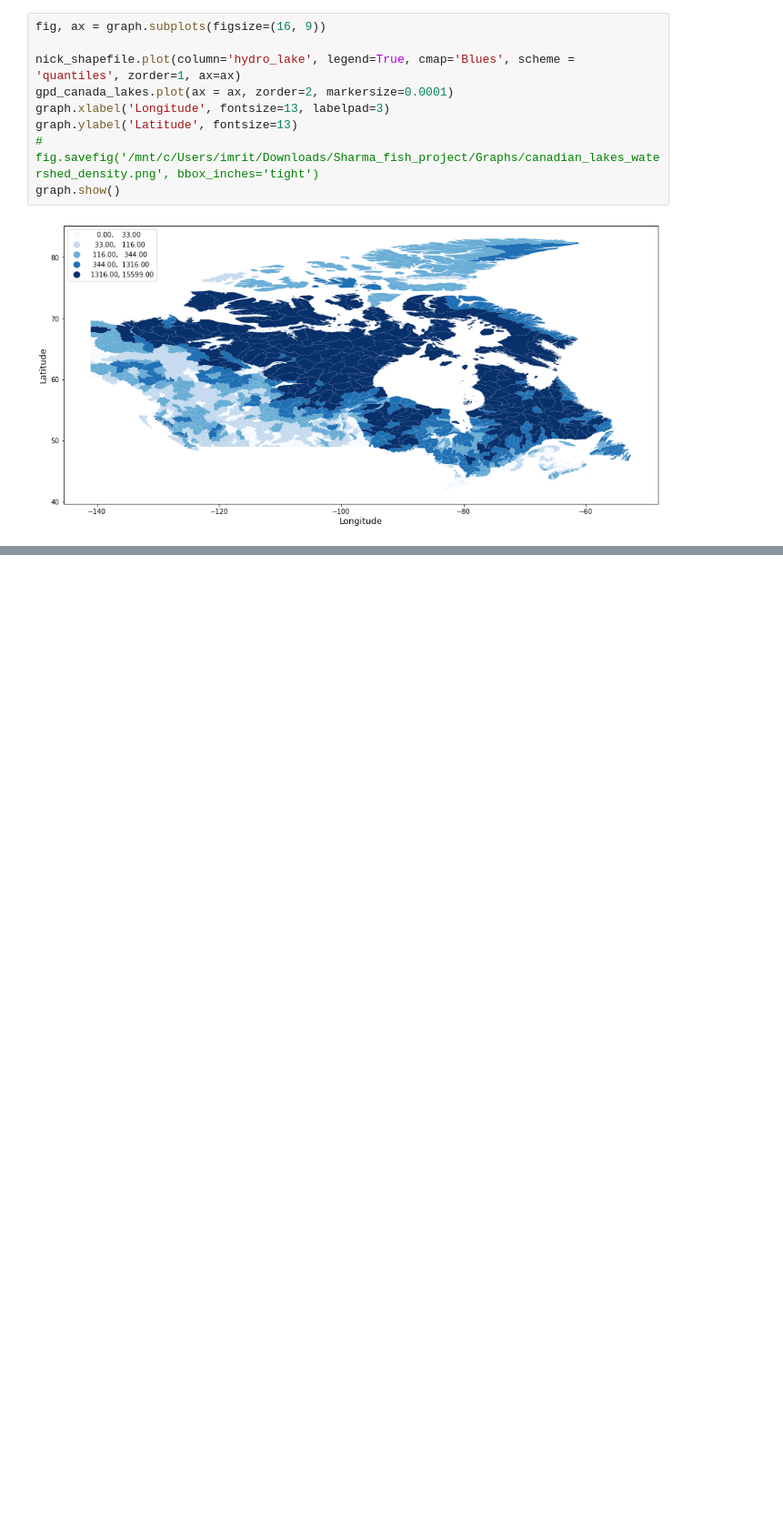
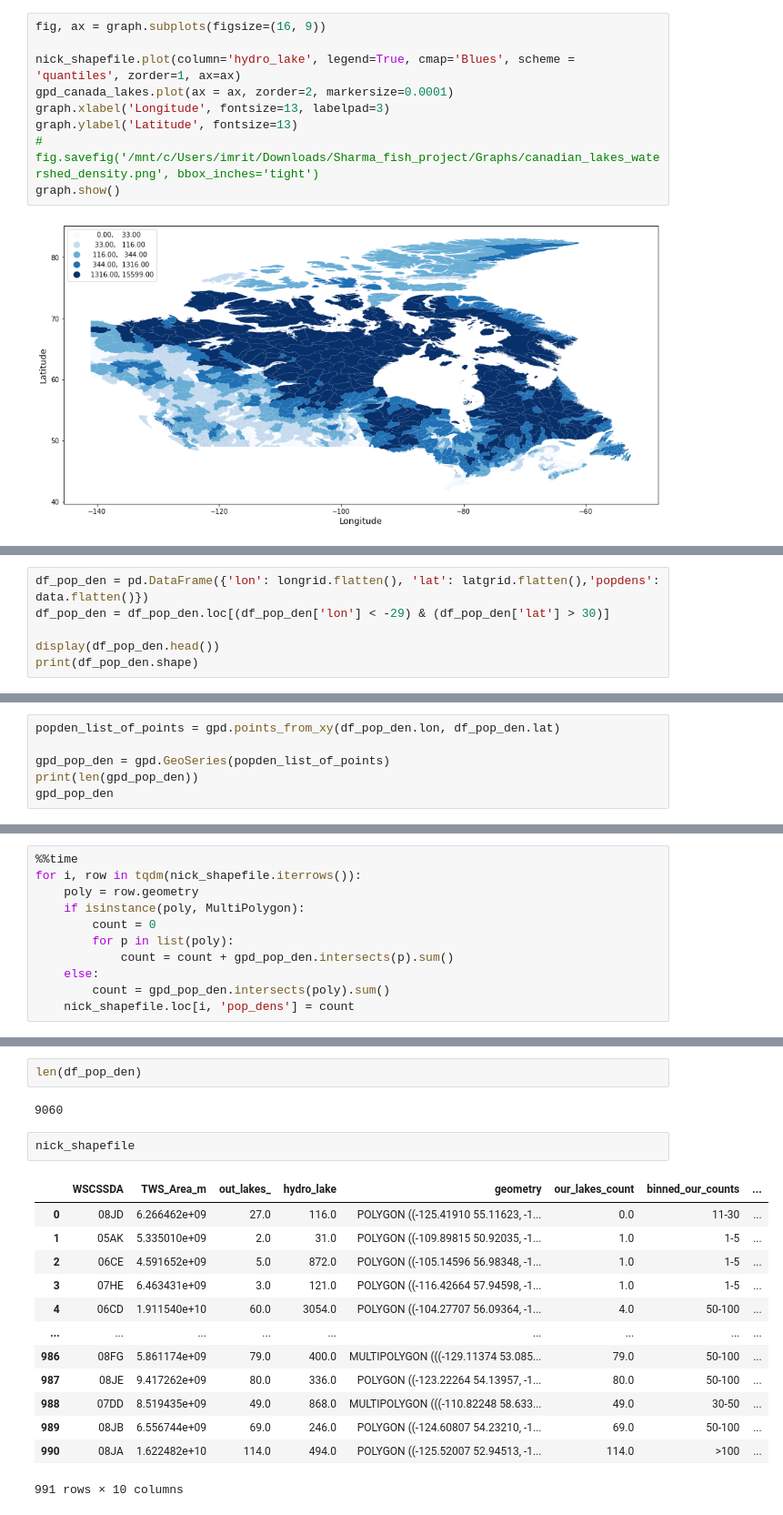
Before and after one commit to arshadimrit/Fish_community, a Jupyter notebook: Fish_graphs.ipynb, the cells around one changed output, grey strips where cells are left out. Shown at 91% size. Drawn from its saved outputs; the diff is of its cells as text; blank space fills up the shorter version.

```diff
--- a/Fish_graphs.ipynb
+++ b/Fish_graphs.ipynb
@@ -368,0 +399,6 @@ graph.show()
+# %%
+df_pop_den = pd.DataFrame({'lon': longrid.flatten(), 'lat': latgrid.flatten(),'popdens': data.flatten()})
+df_pop_den = df_pop_den.loc[(df_pop_den['lon'] < -29) & (df_pop_den['lat'] > 30)]
+
+display(df_pop_den.head())
+print(df_pop_den.shape)
@@ -368,0 +413,6 @@ graph.show()
+# %%
+popden_list_of_points = gpd.points_from_xy(df_pop_den.lon, df_pop_den.lat)
+
+gpd_pop_den = gpd.GeoSeries(popden_list_of_points)
+print(len(gpd_pop_den))
+gpd_pop_den
@@ -368,0 +433,11 @@ graph.show()
+# %%
+%%time
+for i, row in tqdm(nick_shapefile.iterrows()):
+    poly = row.geometry
+    if isinstance(poly, MultiPolygon):
+        count = 0
+        for p in list(poly):
+            count = count + gpd_pop_den.intersects(p).sum()
+    else:
+        count = gpd_pop_den.intersects(poly).sum()
+    nick_shapefile.loc[i, 'pop_dens'] = count
@@ -368,0 +489,20 @@ graph.show()
+# %%
+len(df_pop_den)
+# %% [output]
+9060
+# %%
+nick_shapefile
+# %% [output]
+|  | WSCSSDA | TWS_Area_m | out_lakes_ | hydro_lake | geometry | our_lakes_count | binned_our_counts | ... |
+| 0 | 08JD | 6.266462e+09 | 27.0 | 116.0 | POLYGON ((-125.41910 55.11623, -1... | 0.0 | 11-30 | ... |
+| 1 | 05AK | 5.335010e+09 | 2.0 | 31.0 | POLYGON ((-109.89815 50.92035, -1... | 1.0 | 1-5 | ... |
+| 2 | 06CE | 4.591652e+09 | 5.0 | 872.0 | POLYGON ((-105.14596 56.98348, -1... | 1.0 | 1-5 | ... |
+| 3 | 07HE | 6.463431e+09 | 3.0 | 121.0 | POLYGON ((-116.42664 57.94598, -1... | 1.0 | 1-5 | ... |
+| 4 | 06CD | 1.911540e+10 | 60.0 | 3054.0 | POLYGON ((-104.27707 56.09364, -1... | 4.0 | 50-100 | ... |
+| ... | ... | ... | ... | ... | ... | ... | ... | ... |
+| 986 | 08FG | 5.861174e+09 | 79.0 | 400.0 | MULTIPOLYGON (((-129.11374 53.085... | 79.0 | 50-100 | ... |
+| 987 | 08JE | 9.417262e+09 | 80.0 | 336.0 | POLYGON ((-123.22264 54.13957, -1... | 80.0 | 50-100 | ... |
+| 988 | 07DD | 8.519435e+09 | 49.0 | 868.0 | MULTIPOLYGON (((-110.82248 58.633... | 49.0 | 30-50 | ... |
+| 989 | 08JB | 6.556744e+09 | 69.0 | 246.0 | POLYGON ((-124.60807 54.23210, -1... | 69.0 | 50-100 | ... |
+| 990 | 08JA | 1.622482e+10 | 114.0 | 494.0 | POLYGON ((-125.52007 52.94513, -1... | 114.0 | >100 | ... |
+991 rows × 10 columns
```
Also changed, not shown: parts of 13 cells of this notebook, 1 other file.
